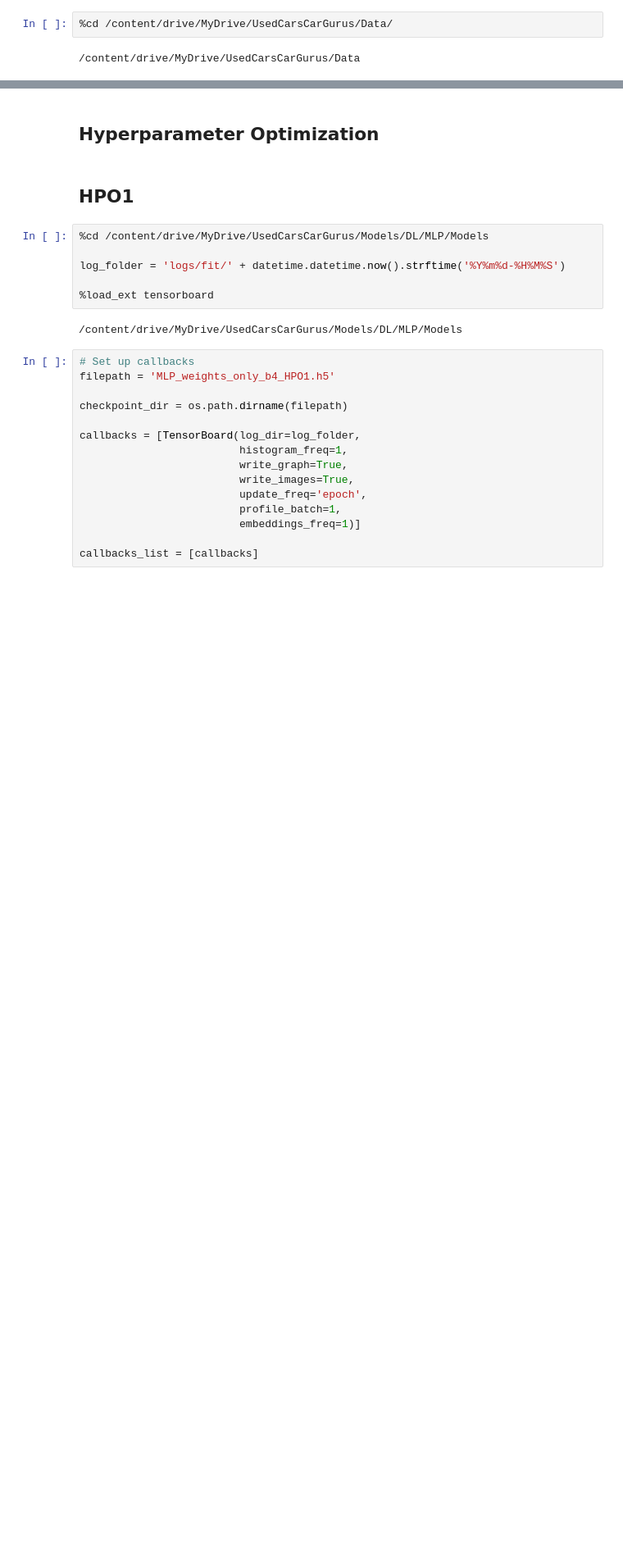
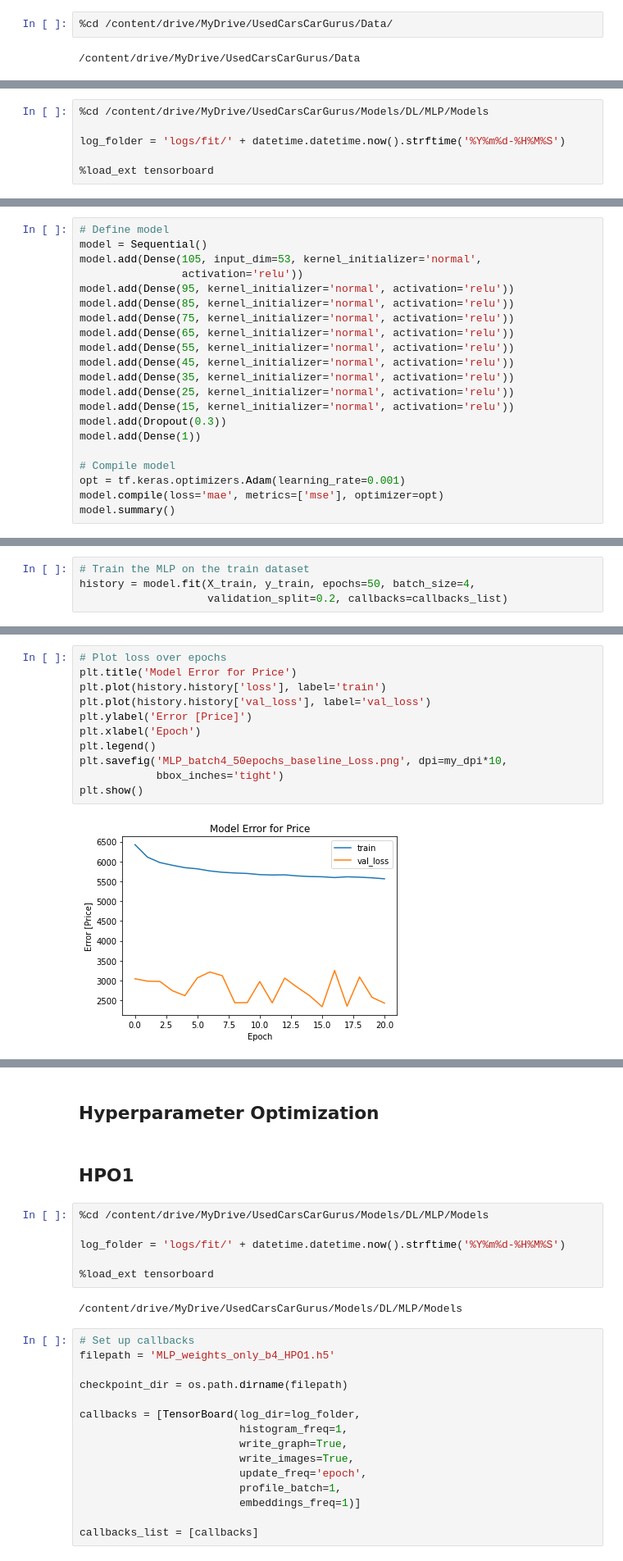
Before and after one commit to adataschultz/UsedCars_Prices, a Jupyter notebook: Models/DL/MLP/Notebooks_Scripts/MLP_HPO.ipynb, the cells around one changed output, grey strips where cells are left out. Shown at 82% size. Drawn from its saved outputs; the diff is of its cells as text; blank space fills up the shorter version.

Commit message:
Updated structe & README, added baseline models and models with logged MLFlow parameters on Azure

```diff
--- a/Models/DL/MLP/Notebooks_Scripts/MLP_HPO.ipynb
+++ b/Models/DL/MLP/Notebooks_Scripts/MLP_HPO.ipynb
@@ -103,0 +116,6 @@ X_test = pd.DataFrame(sc.transform(X_test))
+# %%
+%cd /content/drive/MyDrive/UsedCarsCarGurus/Models/DL/MLP/Models
+
+log_folder = 'logs/fit/' + datetime.datetime.now().strftime('%Y%m%d-%H%M%S')
+
+%load_ext tensorboard
@@ -103,0 +137,21 @@ X_test = pd.DataFrame(sc.transform(X_test))
+# %%
+# Define model
+model = Sequential()
+model.add(Dense(105, input_dim=53, kernel_initializer='normal',
+                activation='relu'))
+model.add(Dense(95, kernel_initializer='normal', activation='relu'))
+model.add(Dense(85, kernel_initializer='normal', activation='relu'))
+model.add(Dense(75, kernel_initializer='normal', activation='relu'))
+model.add(Dense(65, kernel_initializer='normal', activation='relu'))
+model.add(Dense(55, kernel_initializer='normal', activation='relu'))
+model.add(Dense(45, kernel_initializer='normal', activation='relu'))
+model.add(Dense(35, kernel_initializer='normal', activation='relu'))
+model.add(Dense(25, kernel_initializer='normal', activation='relu'))
+model.add(Dense(15, kernel_initializer='normal', activation='relu'))
+model.add(Dropout(0.3))
+model.add(Dense(1))
+
+# Compile model
+opt = tf.keras.optimizers.Adam(learning_rate=0.001)
+model.compile(loss='mae', metrics=['mse'], optimizer=opt)
+model.summary()
@@ -103,0 +176,4 @@ X_test = pd.DataFrame(sc.transform(X_test))
+# %%
+# Train the MLP on the train dataset
+history = model.fit(X_train, y_train, epochs=50, batch_size=4,
+                    validation_split=0.2, callbacks=callbacks_list)
@@ -103,0 +206,13 @@ X_test = pd.DataFrame(sc.transform(X_test))
+# %%
+# Plot loss over epochs
+plt.title('Model Error for Price')
+plt.plot(history.history['loss'], label='train')
+plt.plot(history.history['val_loss'], label='val_loss')
+plt.ylabel('Error [Price]')
+plt.xlabel('Epoch')
+plt.legend()
+plt.savefig('MLP_batch4_50epochs_baseline_Loss.png', dpi=my_dpi*10,
+            bbox_inches='tight')
+plt.show()
+# %% [output]
+[figure, added]
```
Also changed, not shown: parts of 44 cells of this notebook, 20 other files.
